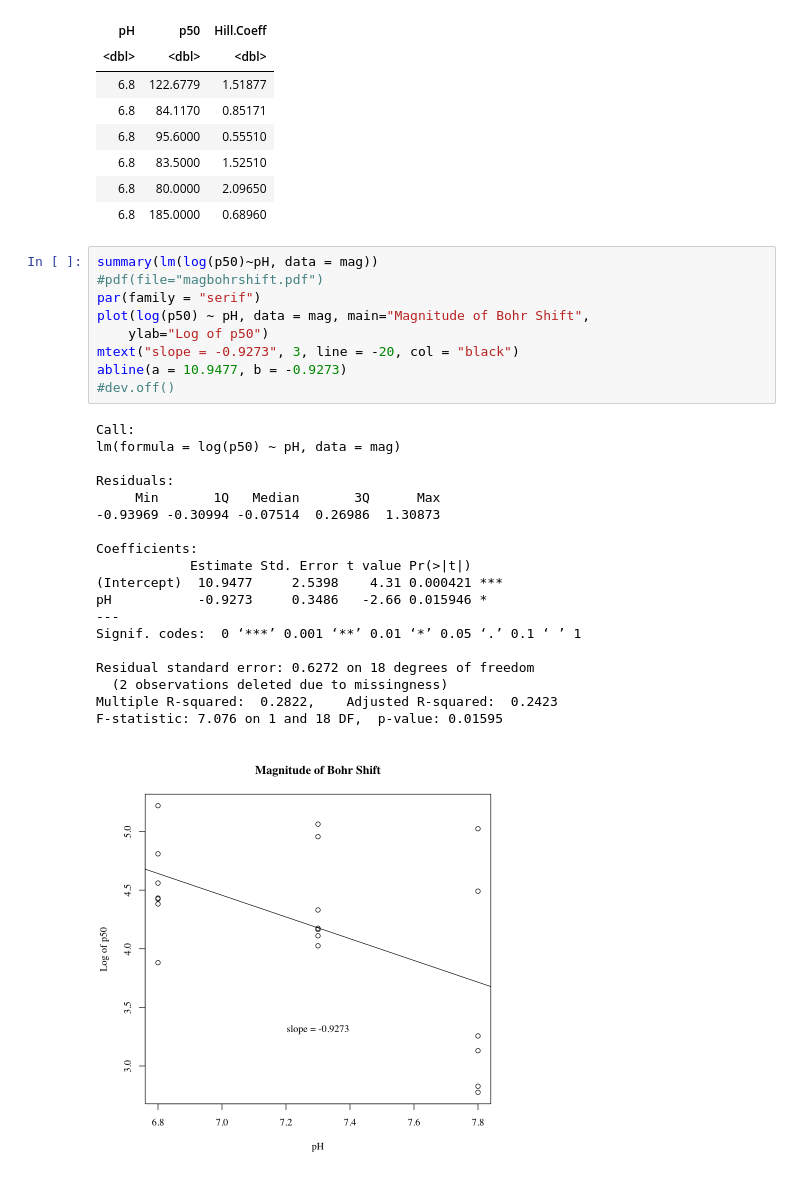
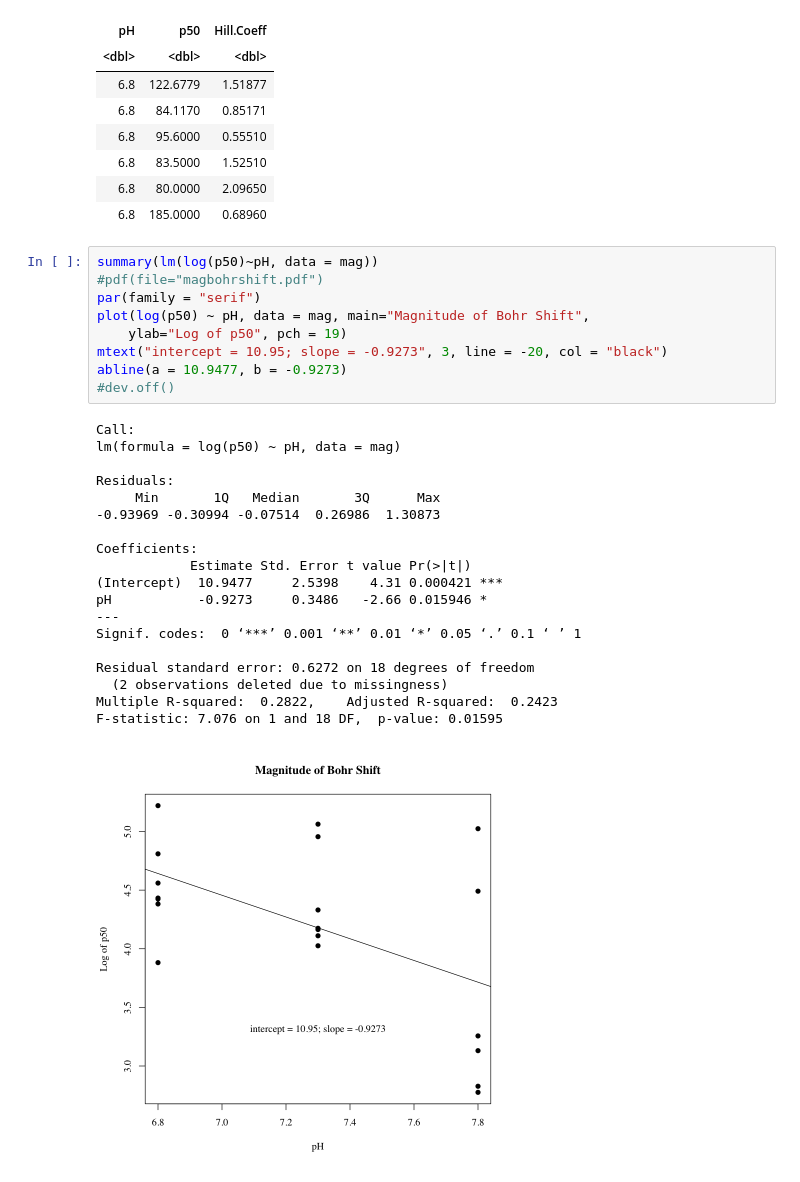
Before and after one commit to andrew2165/biometry_notebooks, a Jupyter notebook: OxygenEqOfHemocyanin.ipynb, the cells around one changed output. Drawn from its saved outputs; the diff is of its cells as text.

```diff
--- a/OxygenEqOfHemocyanin.ipynb
+++ b/OxygenEqOfHemocyanin.ipynb
@@ -326,29 +326,29 @@ A data.frame: 6 × 3
 # %%
 summary(lm(log(p50)~pH, data = mag))
 #pdf(file="magbohrshift.pdf")
 par(family = "serif")
 plot(log(p50) ~ pH, data = mag, main="Magnitude of Bohr Shift",
-    ylab="Log of p50")
-mtext("slope = -0.9273", 3, line = -20, col = "black")
+    ylab="Log of p50", pch = 19)
+mtext("intercept = 10.95; slope = -0.9273", 3, line = -20, col = "black")
 abline(a = 10.9477, b = -0.9273)
 #dev.off()
 # %% [output]
 Call:
 lm(formula = log(p50) ~ pH, data = mag)
 
 Residuals:
      Min       1Q   Median       3Q      Max
 -0.93969 -0.30994 -0.07514  0.26986  1.30873
 
 Coefficients:
             Estimate Std. Error t value Pr(>|t|)
 (Intercept)  10.9477     2.5398    4.31 0.000421 ***
 pH           -0.9273     0.3486   -2.66 0.015946 *
 ---
 Signif. codes:  0 ‘***’ 0.001 ‘**’ 0.01 ‘*’ 0.05 ‘.’ 0.1 ‘ ’ 1
 
 Residual standard error: 0.6272 on 18 degrees of freedom
   (2 observations deleted due to missingness)
 Multiple R-squared:  0.2822,    Adjusted R-squared:  0.2423
 F-statistic: 7.076 on 1 and 18 DF,  p-value: 0.01595
-[figure, old version]
+[figure, new version]
```
Also changed, not shown: parts of 3 cells of this notebook.
